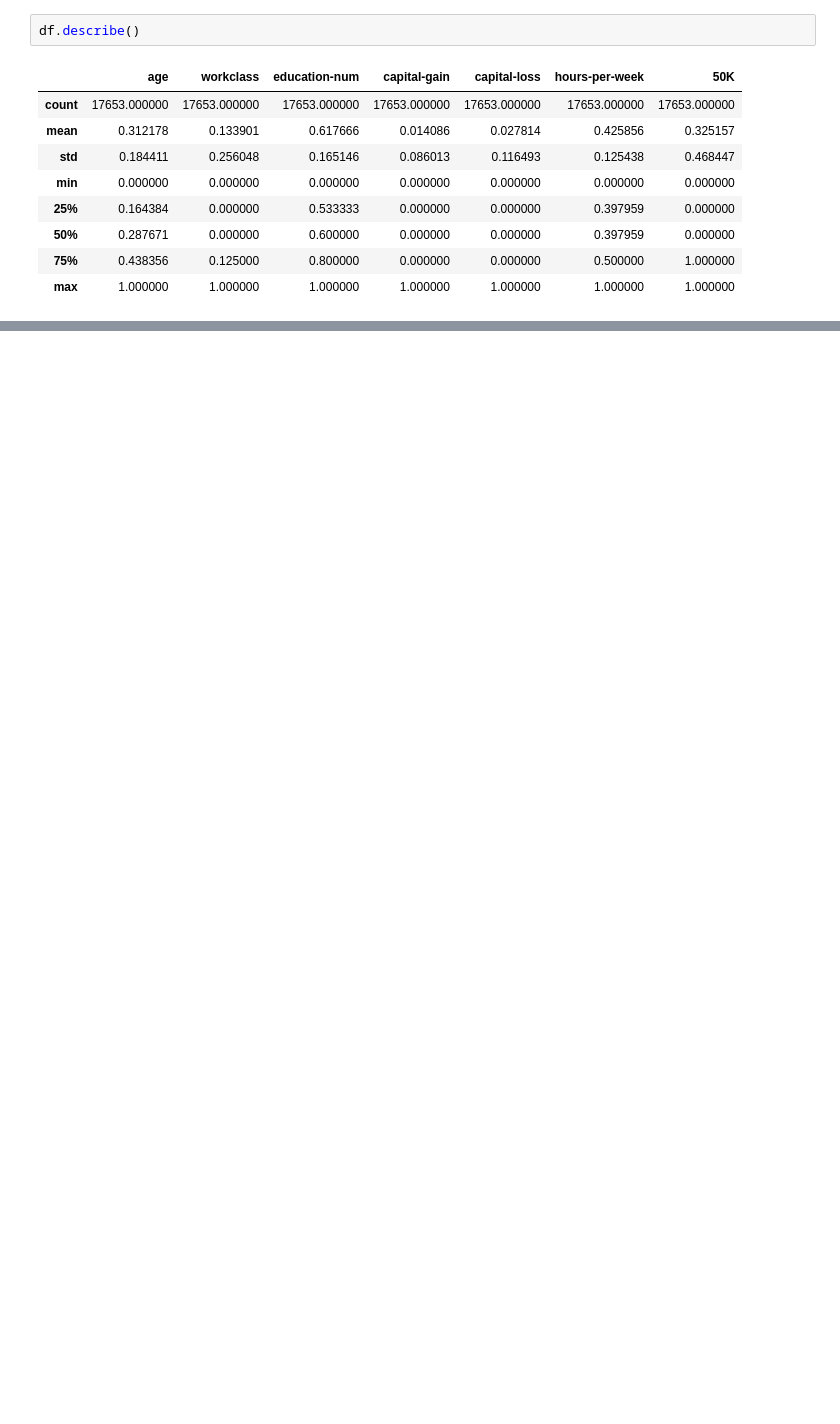
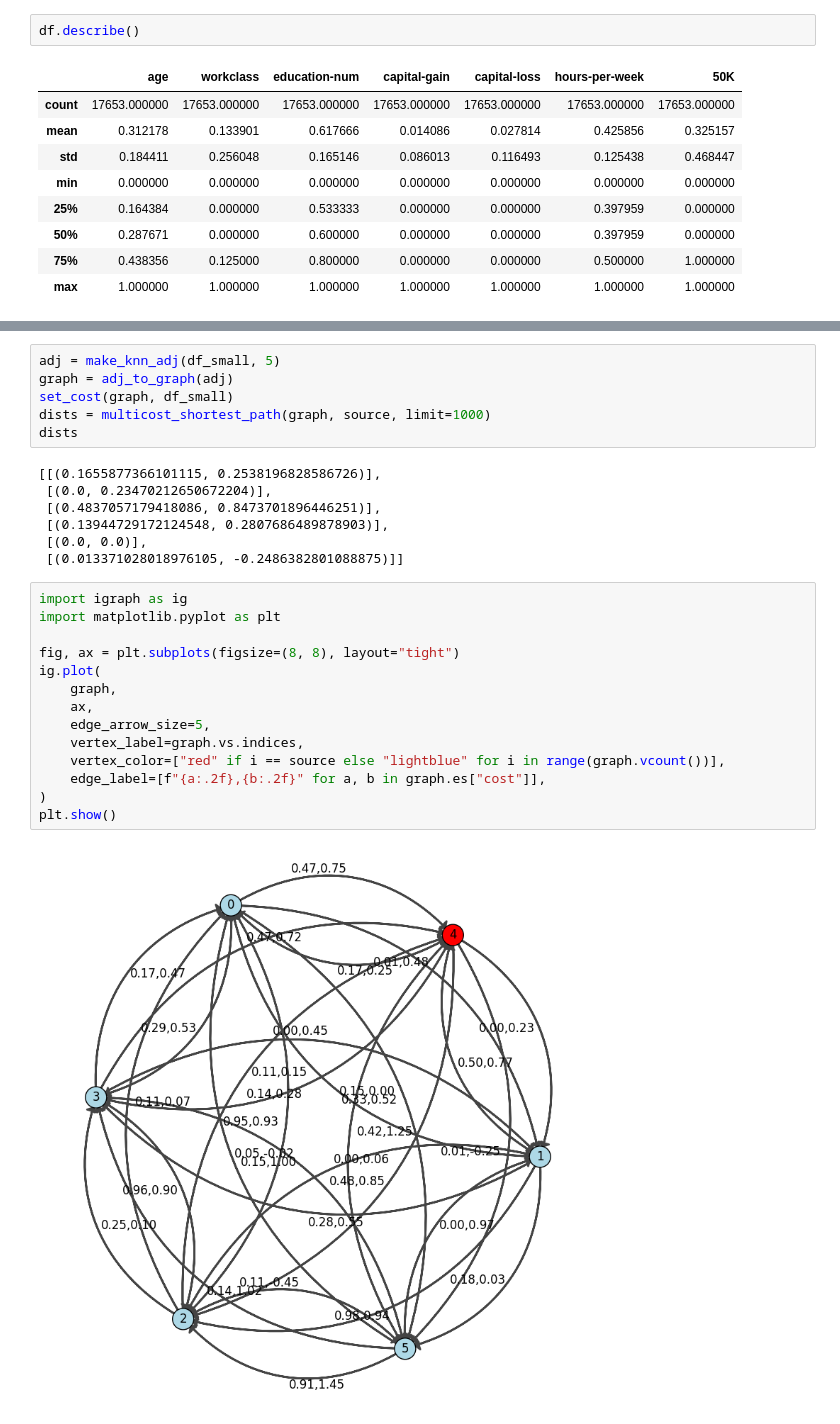
Before and after one commit to cwl02716/pareto-optimal-recourse, a Jupyter notebook: src/test.ipynb, the cells around one changed output, grey strips where cells are left out. Drawn from its saved outputs; the diff is of its cells as text; blank space fills up the shorter version.

```diff
--- a/src/test.ipynb
+++ b/src/test.ipynb
@@ -80,0 +73,29 @@ recourse(df_small, source, limit=10000000)
+# %%
+adj = make_knn_adj(df_small, 5)
+graph = adj_to_graph(adj)
+set_cost(graph, df_small)
+dists = multicost_shortest_path(graph, source, limit=1000)
+dists
+# %% [output]
+[[(0.1655877366101115, 0.2538196828586726)],
+ [(0.0, 0.23470212650672204)],
+ [(0.4837057179418086, 0.8473701896446251)],
+ [(0.13944729172124548, 0.2807686489878903)],
+ [(0.0, 0.0)],
+ [(0.013371028018976105, -0.2486382801088875)]]
+# %%
+import igraph as ig
+import matplotlib.pyplot as plt
+
+fig, ax = plt.subplots(figsize=(8, 8), layout="tight")
+ig.plot(
+    graph,
+    ax,
+    edge_arrow_size=5,
+    vertex_label=graph.vs.indices,
+    vertex_color=["red" if i == source else "lightblue" for i in range(graph.vcount())],
+    edge_label=[f"{a:.2f},{b:.2f}" for a, b in graph.es["cost"]],
+)
+plt.show()
+# %% [output]
+[figure, added]
```
Also changed, not shown: parts of 7 cells of this notebook, 3 other files.
